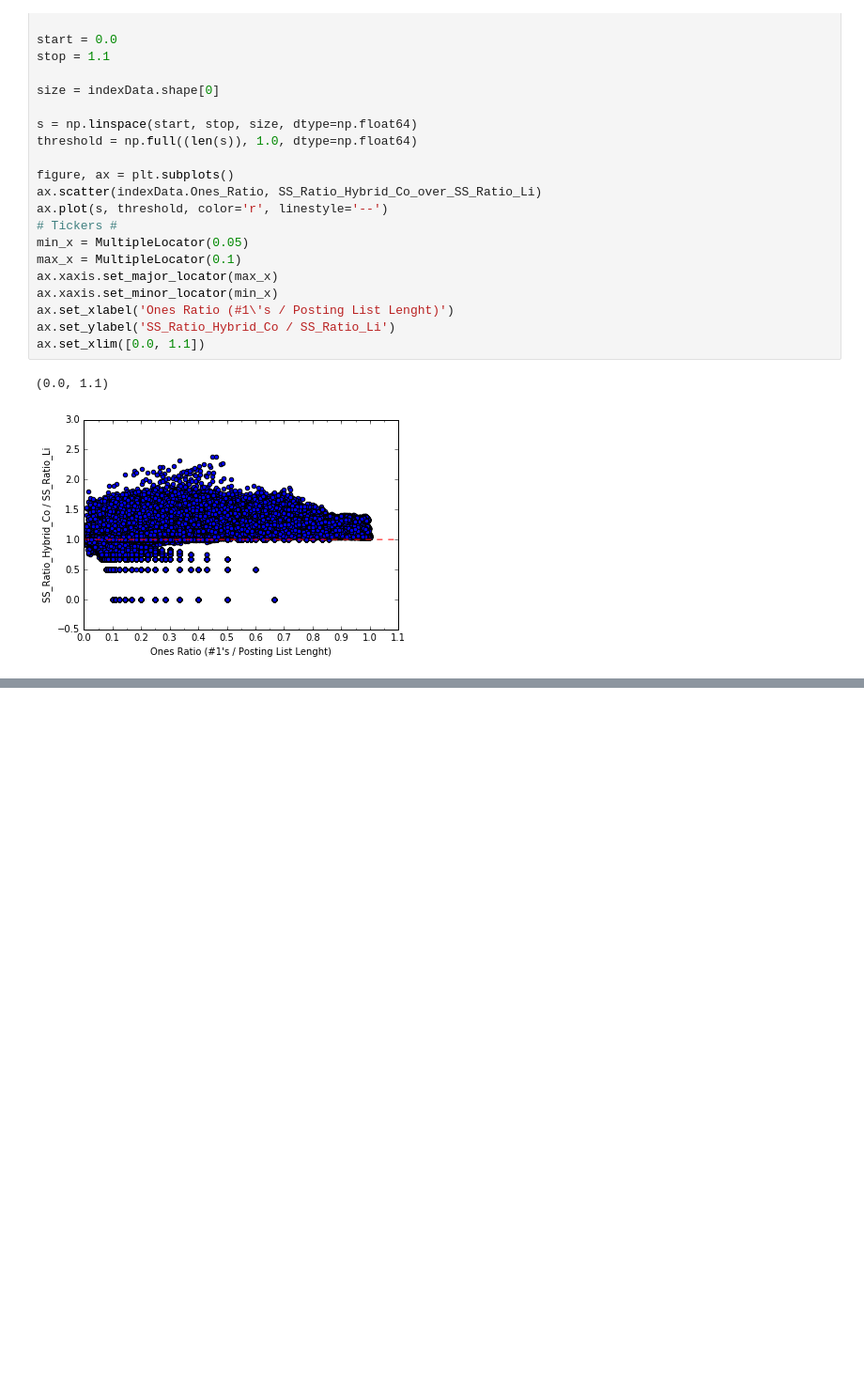
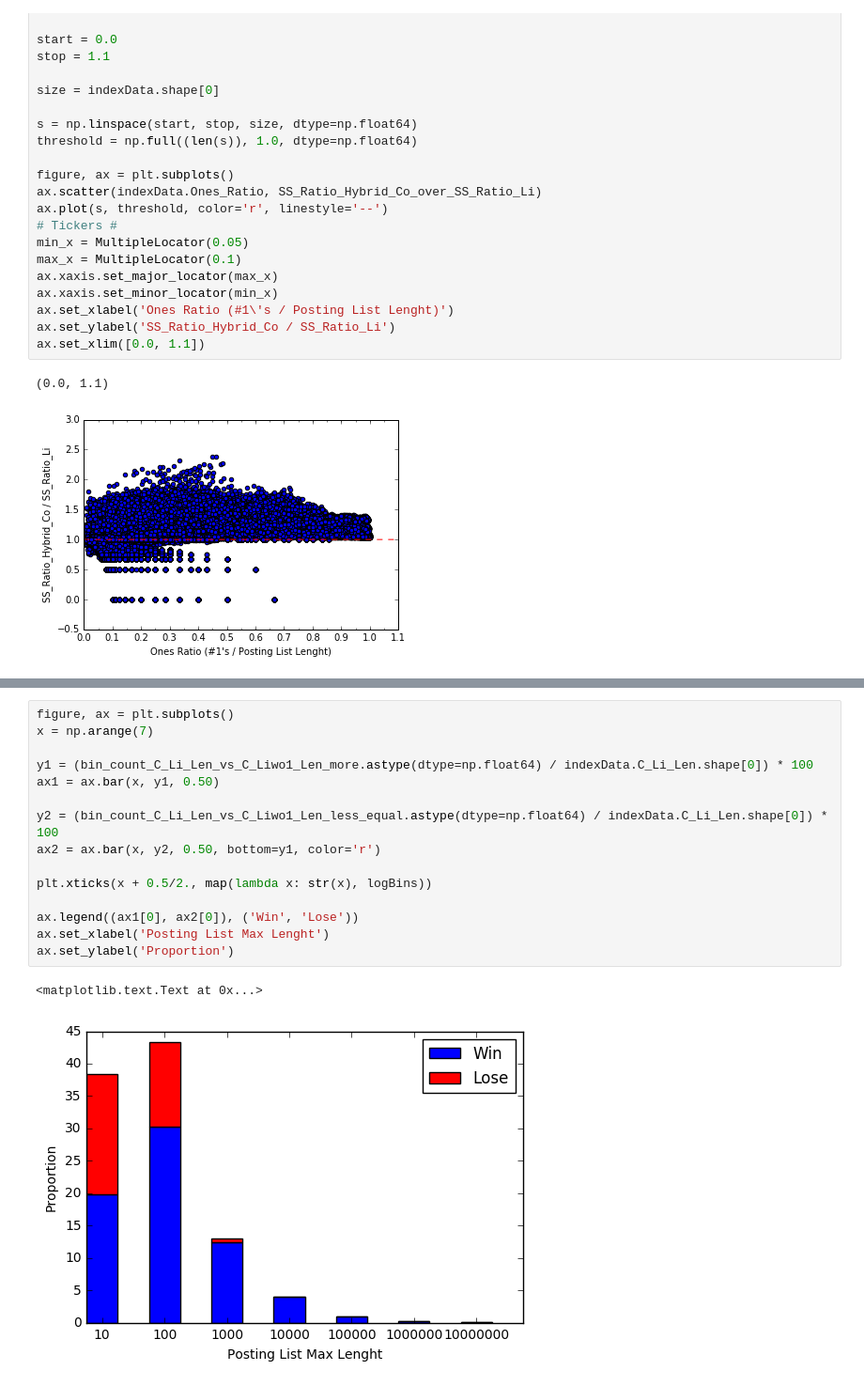
Before and after one commit to earissola/research, a Jupyter notebook: notebooks/webbase_uint16.ipynb, the cells around one changed output, grey strips where cells are left out. Shown at 94% size. Drawn from its saved outputs; the diff is of its cells as text; blank space fills up the shorter version.

```diff
--- a/notebooks/webbase_uint16.ipynb
+++ b/notebooks/webbase_uint16.ipynb
@@ -262,0 +312,18 @@ ax.set_xlim([0.0, 1.1])
+# %%
+figure, ax = plt.subplots()
+x = np.arange(7)
+
+y1 = (bin_count_C_Li_Len_vs_C_Liwo1_Len_more.astype(dtype=np.float64) / indexData.C_Li_Len.shape[0]) * 100
+ax1 = ax.bar(x, y1, 0.50)
+
+y2 = (bin_count_C_Li_Len_vs_C_Liwo1_Len_less_equal.astype(dtype=np.float64) / indexData.C_Li_Len.shape[0]) * 100
+ax2 = ax.bar(x, y2, 0.50, bottom=y1, color='r')
+
+plt.xticks(x + 0.5/2., map(lambda x: str(x), logBins))
+
+ax.legend((ax1[0], ax2[0]), ('Win', 'Lose'))
+ax.set_xlabel('Posting List Max Lenght')
+ax.set_ylabel('Proportion')
+# %% [output]
+<matplotlib.text.Text at 0x...>
+[figure, added]
```
Also changed, not shown: parts of 8 cells of this notebook, 7 other files.
